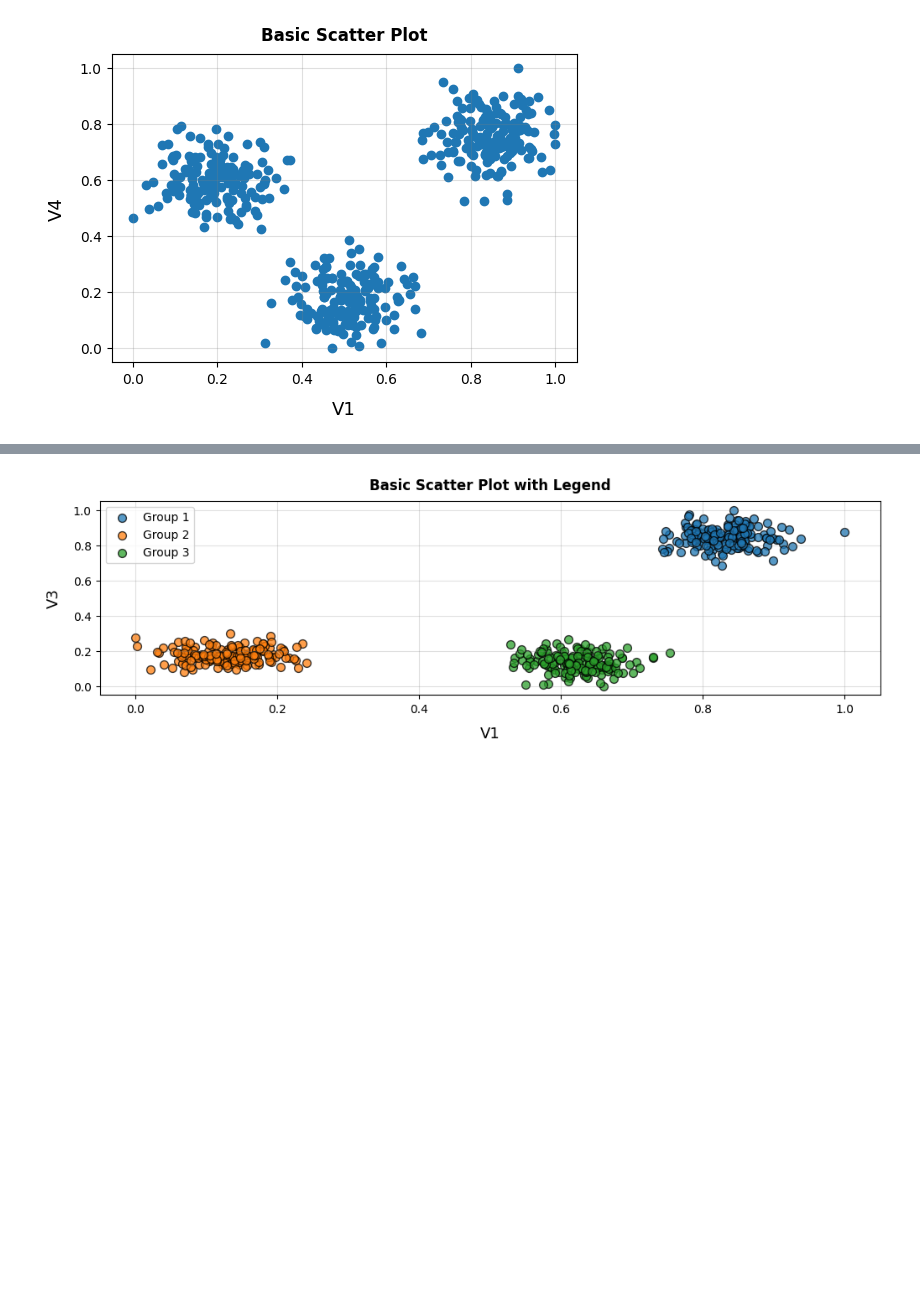
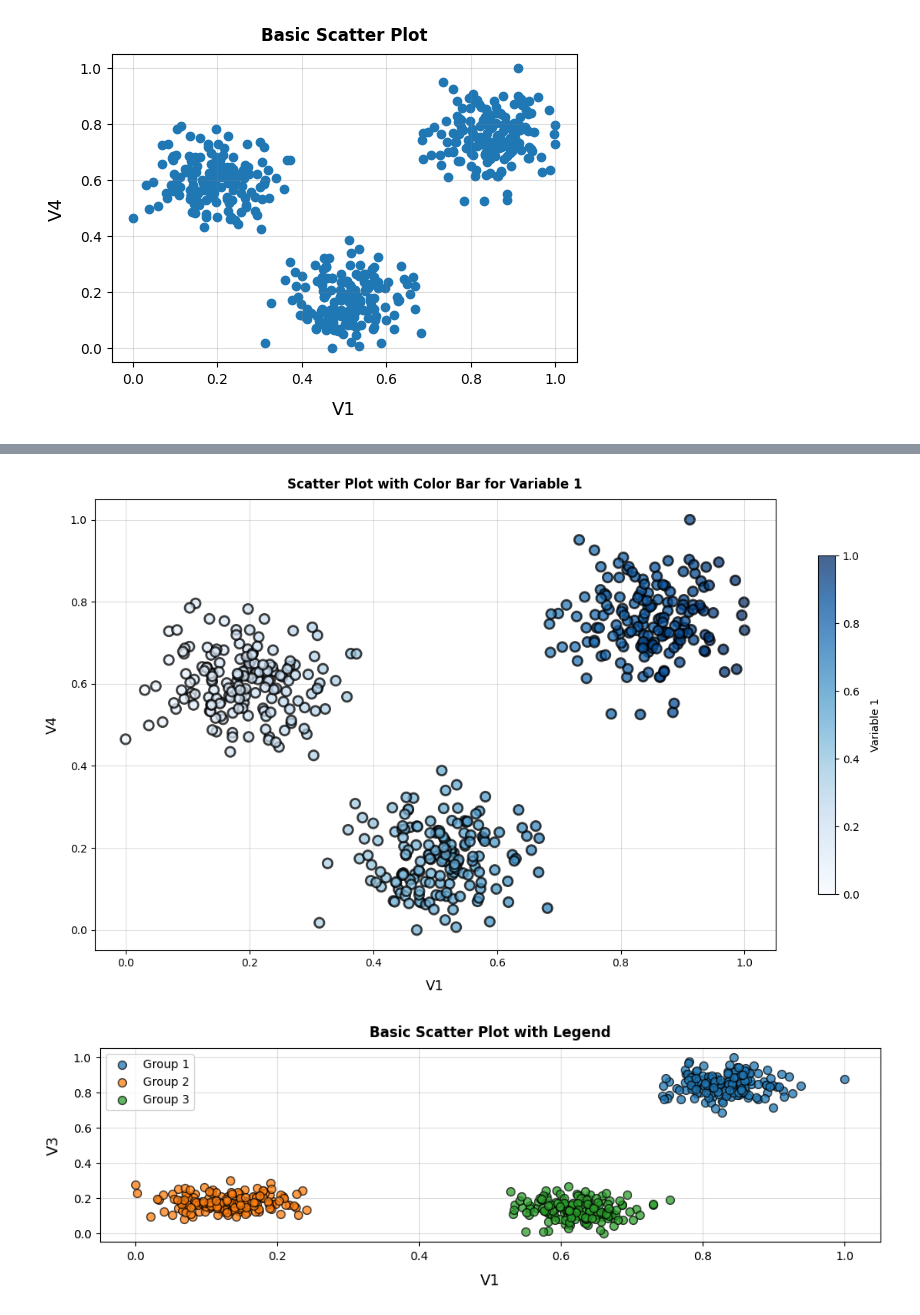
Before and after one commit to renatomaaliw3/public_files, a Jupyter notebook: CPE Electives (1 - 3)/01. Lectures Notebook/23. Data Visualization (Mathplotlib)/04. Data Visualization (PLT - Scatter Plots).ipynb, the cells around one changed output, grey strips where cells are left out. Cells and saved outputs as stored; diff of their text form; code cells hidden in the pictures; blank space fills up the shorter version.

```diff
--- a/CPE Electives (1 - 3)/01. Lectures Notebook/23. Data Visualization (Mathplotlib)/04. Data Visualization (PLT - Scatter Plots).ipynb
+++ b/CPE Electives (1 - 3)/01. Lectures Notebook/23. Data Visualization (Mathplotlib)/04. Data Visualization (PLT - Scatter Plots).ipynb
@@ -87,3 +89,37 @@ plt.show()
+# %%
+# B2. Basic Scatter Plot (color bar)
+
+# Create a basic scatter plot
+plt.figure(figsize=(12, 7))
+
+# Plot Variable 1 against Variable 4 with Variable 1 as the color map
+scatter = plt.scatter(df['Variable 1'], df['Variable 4'],
+                      c=df['Variable 1'],  # Use Variable 1 for color mapping
+                      cmap='Blues',      # Choose a color map
+                      marker='o',
+                      s=80,
+                      alpha=0.75,
+                      edgecolor='black',
+                      linewidths=2)
+# Add color bar
+
+cbar = plt.colorbar(scatter, orientation = 'vertical',
+                    fraction = 0.15, shrink = 0.75)
+
+cbar.set_label('Variable 1', fontsize=10, labelpad = 10)
+
+# Add labels and title
+plt.xlabel('V1', fontsize=13, labelpad=10)
+plt.ylabel('V4', fontsize=13, labelpad=10)
+plt.title('Scatter Plot with Color Bar for Variable 1', pad=10, fontweight='bold')
+
+# Show grid
+plt.grid(True, alpha=0.25, color='gray')
+plt.tight_layout()
+
+plt.show()
+# %% [output]
+[figure, added]
 # %%
 # C. Scatter Plot (with legend)
 
```
Also changed, not shown: parts of 12 cells of this notebook.
